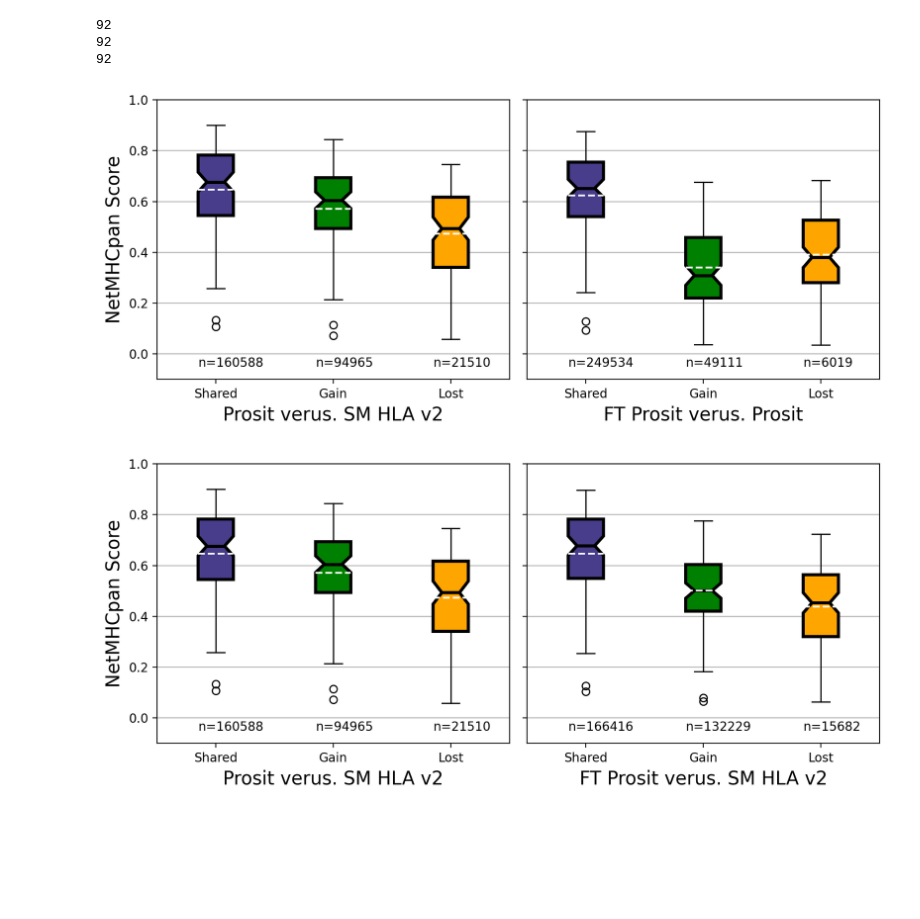
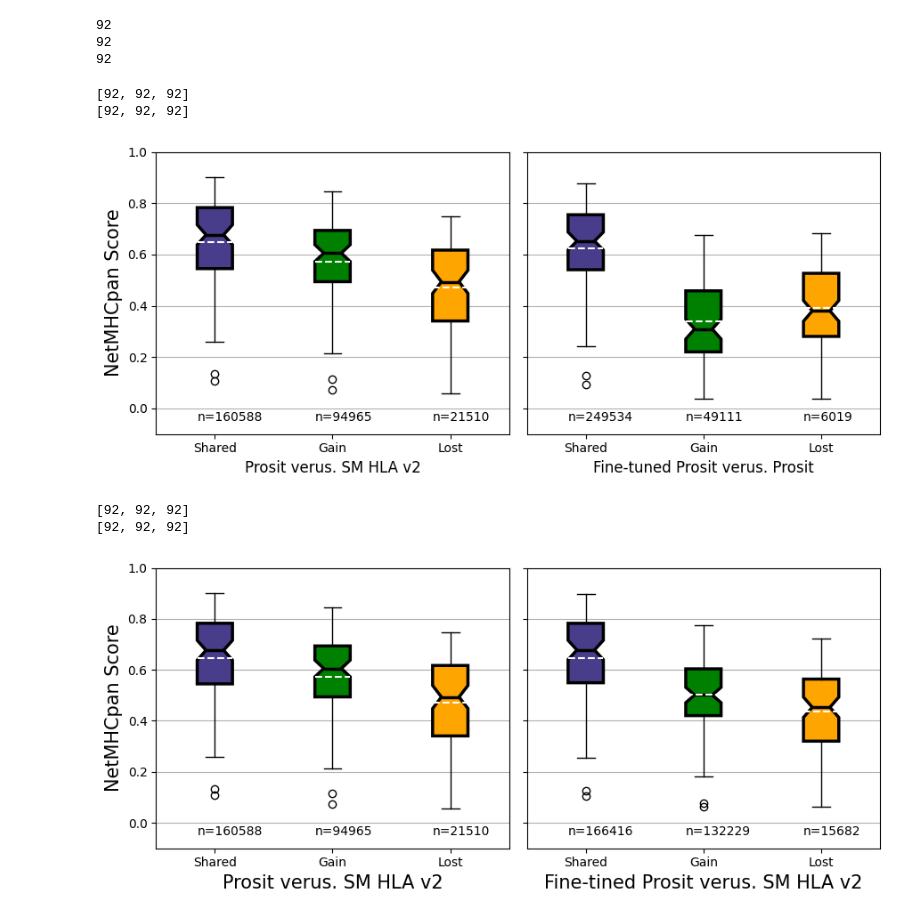
Before and after one commit to gusye1234/pept3-exp, a Jupyter notebook: figs/fig3_boxplot_netMHCpan.ipynb, the cells around one changed output. Cells and saved outputs as stored; diff of their text form; code cells hidden in the pictures; blank space fills up the shorter version.

```diff
--- a/figs/fig3_boxplot_netMHCpan.ipynb
+++ b/figs/fig3_boxplot_netMHCpan.ipynb
@@ -5,6 +5,7 @@ import numpy as np
 import matplotlib.pyplot as plt
 import seaborn as sns
 from tqdm import tqdm
+plt.rcParams['svg.fonttype'] = 'none'
 # %%
 def read2pd(filename):
     sep = '-'
@@ -94,7 +95,7 @@ ft_noft_dict, ft_noft_df = read_info(ft_nonft_check_dir, list_dir=prosit_sm_chec
 92
 92
 # %%
-def plot_2_boxes(data1, df1, data2, df2, xlabels=None, ymin=-0.1):
+def plot_2_boxes(data1, df1, data2, df2, xlabels=None, ymin=-0.1, suppix=''):
     colors = ['darkslateblue', 'green', 'orange']
     medianprops = dict(linestyle='-.', linewidth=2.5, color='black')
     boxprops = dict(linestyle='-.', linewidth=2.5, color='black')
@@ -104,10 +105,12 @@ def plot_2_boxes(data1, df1, data2, df2, xlabels=None, ymin=-0.1):
         for name in ["Shared", "Gain", "Lost"]:
             data.append(okdict[name])
         return data
-    fig, (ax1, ax2) = plt.subplots(nrows=1, ncols=2, figsize=(9, 4), dpi=200)
+    fig, (ax1, ax2) = plt.subplots(nrows=1, ncols=2, figsize=(9, 4), dpi=100)
     prosit_data = dict2data(data1)
     ft_add_data = dict2data(data2)
     labels = ["Shared", "Gain", "Lost"]
+    print([len(i) for i in prosit_data])
+    print([len(i) for i in ft_add_data])
     bplot1 = ax1.boxplot(prosit_data,
                         notch=True,  # notch shape
                         vert=True,  # vertical box alignment
@@ -145,19 +148,24 @@ def plot_2_boxes(data1, df1, data2, df2, xlabels=None, ymin=-0.1):
             2.85, ymin+0.05, f"n={sum([len(i) for i in len_pd['Lost']])}", fontsize=10)
     ax1.set_ylabel('NetMHCpan Score', fontsize=15)
     if xlabels is None:
-        ax1.set_xlabel("Prosit verus. SM HLA v2", fontsize=15)
-        ax2.set_xlabel("FT Prosit verus. Prosit", fontsize=15)
+        ax1.set_xlabel("Prosit verus. SM HLA v2", fontsize=12)
+        ax2.set_xlabel("Fine-tuned Prosit verus. Prosit", fontsize=12)
     else:
         ax1.set_xlabel(xlabels[0], fontsize=15)
         ax2.set_xlabel(xlabels[1], fontsize=15)
     ax2.set_yticklabels([])
+    fig.savefig(f"figs/fig3-allelel-boxplot-netmhcpan{suppix}.svg", dpi=300, bbox_inches="tight")
     plt.tight_layout()
 # %%
-plot_2_boxes(prosit_dict, prosit_df, ft_noft_dict, ft_noft_df)
+plot_2_boxes(prosit_dict, prosit_df, ft_noft_dict, ft_noft_df, suppix='-FTvP')
 # %% [output]
+[92, 92, 92]
+[92, 92, 92]
-[figure, old version]
+[figure, new version]
 # %%
 plot_2_boxes(prosit_dict, prosit_df, ft_dict, ft_df, xlabels=[
-             'Prosit verus. SM HLA v2', "FT Prosit verus. SM HLA v2"])
+             'Prosit verus. SM HLA v2', "Fine-tined Prosit verus. SM HLA v2"], suppix="-FTvSM")
 # %% [output]
+[92, 92, 92]
+[92, 92, 92]
-[figure, old version]
+[figure, new version]
```
Also changed, not shown: 7 other files.
